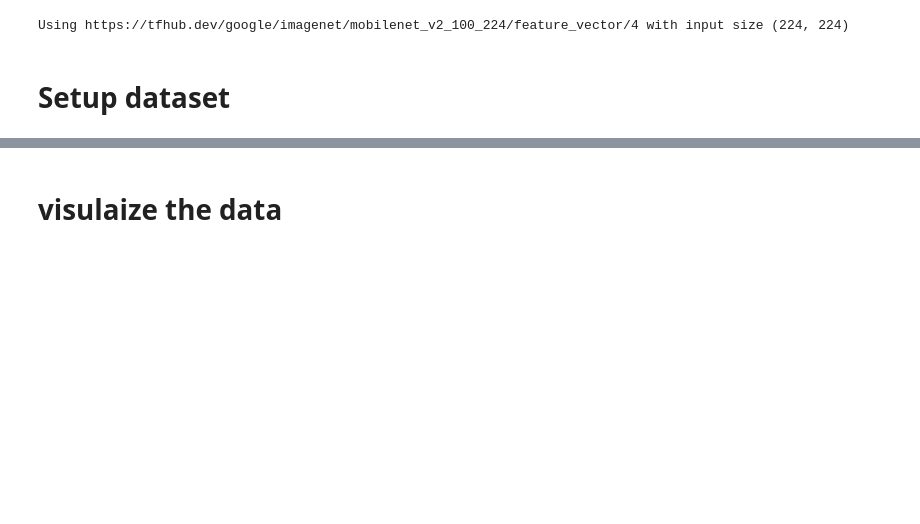
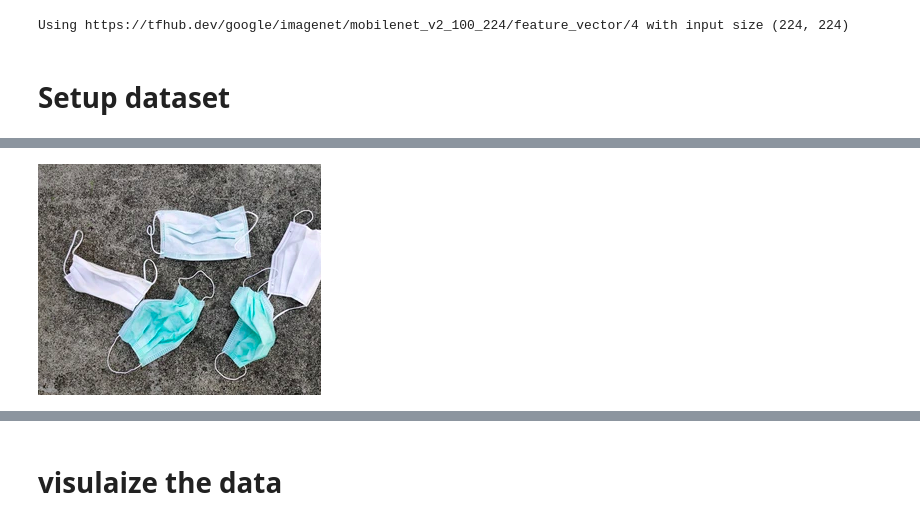
Before and after one commit to altanai/computervision, a Jupyter notebook: litter_detection_tensorflow/garbage_classififcation_ramudroid.ipynb, the cells around one changed output, grey strips where cells are left out. Cells and saved outputs as stored; diff of their text form; code cells hidden in the pictures; blank space fills up the shorter version.

```diff
--- a/litter_detection_tensorflow/garbage_classififcation_ramudroid.ipynb
+++ b/litter_detection_tensorflow/garbage_classififcation_ramudroid.ipynb
@@ -62,0 +72,4 @@ PIL.Image.open(str(wrapper[5]))
+# %%
+PIL.Image.open(str(mask[6]))
+# %% [output]
+[figure, added]
```
Also changed, not shown: parts of 23 cells of this notebook, 3 other files.
